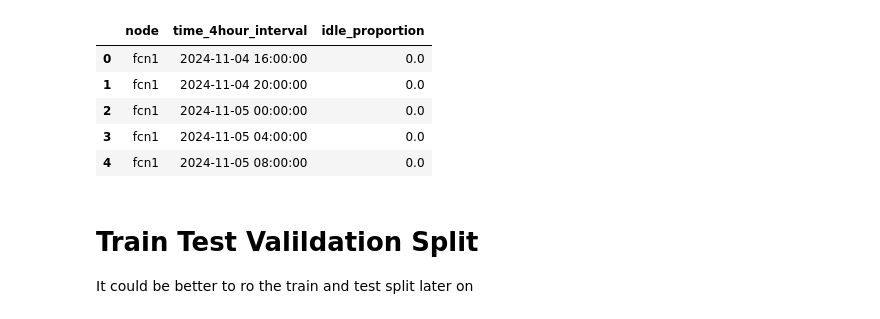
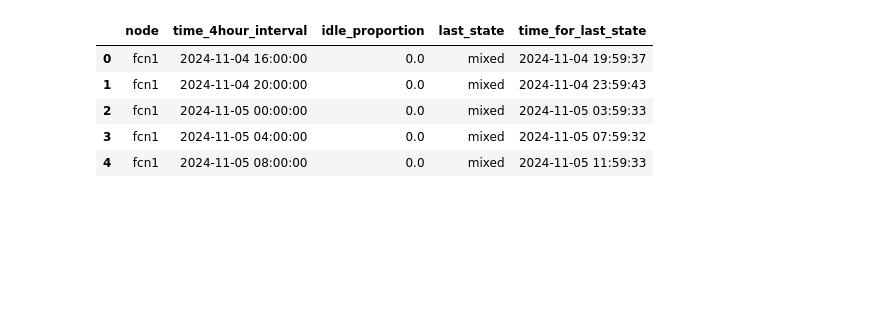
Before and after one commit to sara-nl/energy_efficiency_system_level, a Jupyter notebook: ML_sinfo.ipynb, the cells around one changed output. Saved outputs shown, nothing was run; the diff lists cells and outputs as text; code cells hidden in the pictures; blank space fills up the shorter version.

```diff
--- a/ML_sinfo.ipynb
+++ b/ML_sinfo.ipynb
@@ -122,18 +91,14 @@ Is there duplication in node and time: False
 Is there duplication in node and time: False
 # %%
+df_stat.sort_values(['node', time_col], inplace=True)
 # drop some columns
-df_stat.drop(['idle_duration', 'all_state_durations_in_interval', 'time_for_last_state', 'last_state'],
+df_stat.drop(['idle_duration', 'all_state_durations_in_interval'],
              axis=1, inplace=True)
 df_stat.head()
 # %% [output]
-|  | node | time_4hour_interval | idle_proportion |
-| 0 | fcn1 | 2024-11-04 16:00:00 | 0.0 |
-| 1 | fcn1 | 2024-11-04 20:00:00 | 0.0 |
-| 2 | fcn1 | 2024-11-05 00:00:00 | 0.0 |
-| 3 | fcn1 | 2024-11-05 04:00:00 | 0.0 |
-| 4 | fcn1 | 2024-11-05 08:00:00 | 0.0 |
+|  | node | time_4hour_interval | idle_proportion | last_state | time_for_last_state |
+| 0 | fcn1 | 2024-11-04 16:00:00 | 0.0 | mixed | 2024-11-04 19:59:37 |
+| 1 | fcn1 | 2024-11-04 20:00:00 | 0.0 | mixed | 2024-11-04 23:59:43 |
+| 2 | fcn1 | 2024-11-05 00:00:00 | 0.0 | mixed | 2024-11-05 03:59:33 |
+| 3 | fcn1 | 2024-11-05 04:00:00 | 0.0 | mixed | 2024-11-05 07:59:32 |
+| 4 | fcn1 | 2024-11-05 08:00:00 | 0.0 | mixed | 2024-11-05 11:59:33 |
-# %% [markdown]
-# Train Test Valildation Split
-
-
-It could be better to ro the train and test split later on
```
Also changed, not shown: parts of 30 cells of this notebook, 4 other files.
